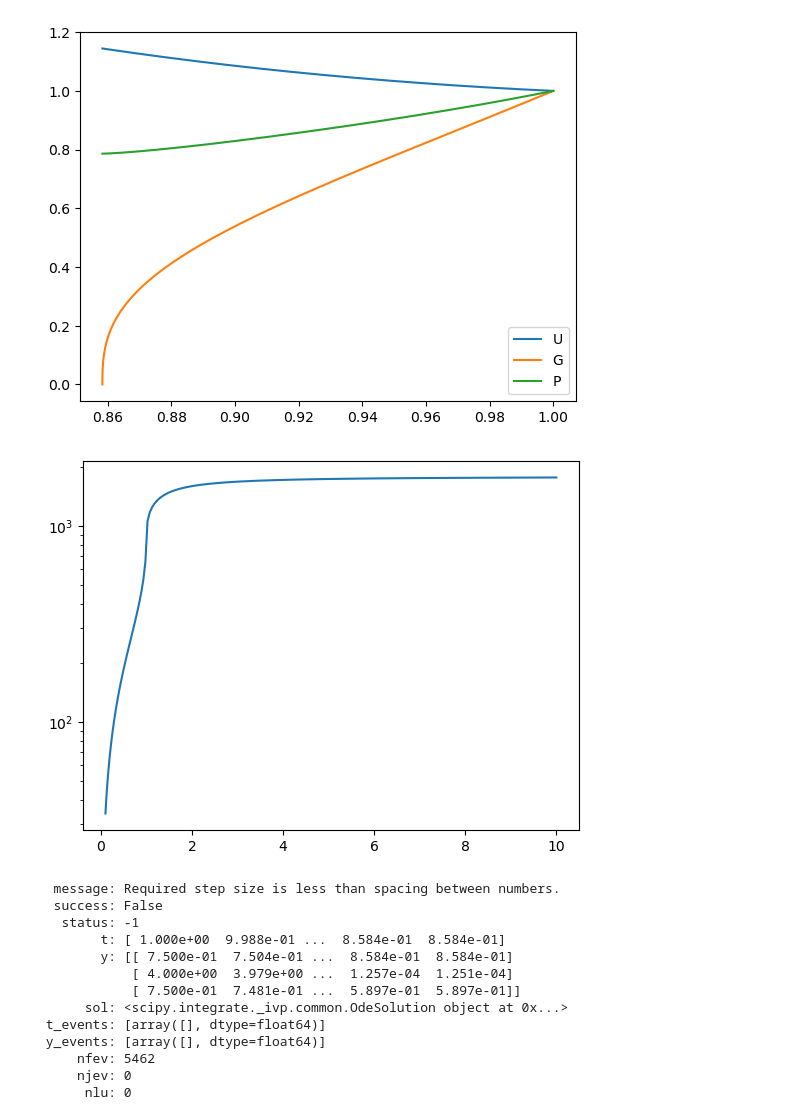
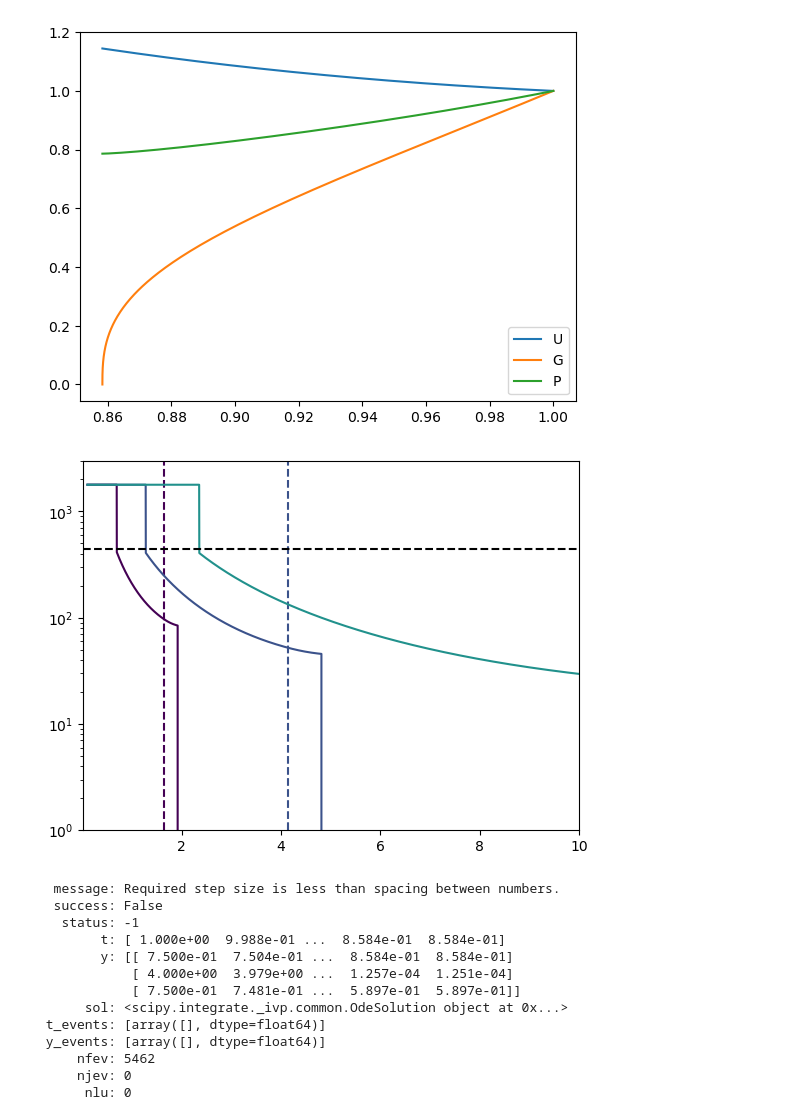
Before and after one commit to shm-1996/feedback_SAM, a Jupyter notebook: scratch_calc.ipynb, the cells around one changed output. Saved outputs shown, nothing was run; the diff lists cells and outputs as text; code cells hidden in the pictures.

Commit message:
added profile functions for adiabatic wind

```diff
--- a/scratch_calc.ipynb
+++ b/scratch_calc.ipynb
@@ -25,7 +25,7 @@ nHbar = 100./(u.cm**3)
 muH = 1.4
 rho = ac.m_p*muH*nHbar
 # %%
-ad_bub = fb_models.AdiabaticWind(Lwind=Lw,rho0=rho)
+ad_bub = fb_models.AdiabaticWind(Lwind=Lw,rho0=rho,rfb=1*u.AU)
 # %%
 plt.plot(ad_bub.ad_shell_sol.t, ad_bub.ad_shell_sol.y[0]/ad_bub.ad_shell_sol.y[0][0],label="U")
 plt.plot(ad_bub.ad_shell_sol.t, ad_bub.ad_shell_sol.y[1]/ad_bub.ad_shell_sol.y[1][0],label="G")
@@ -35,15 +35,22 @@ plt.legend()
 <matplotlib.legend.Legend at 0x...>
 [figure]
 # %%
-rlin = np.logspace(-1,1,100)*u.pc
+rlin = np.logspace(-1,2,10000)*u.pc
+tlin = np.logspace(-2,0,4)*u.Myr
-# %%
-#plt.plot(rlin, (free_wind.rho(rlin)/(ac.m_p)).to(u.cm**-3))
-plt.plot(rlin, ad_bub.free_wind.u(rlin))
-#plt.axhline(y=free_wind.vinf.value)
-plt.yscale('log')
-#plt.xscale('log')
-# %% [output]
-[figure, removed]
+# %%
+#plt.plot(rlin, (free_wind.rho(rlin)/(ac.m_p)).to(u.cm**-3))
+for (i,t) in enumerate(tlin[:3]):
+    plt.plot(rlin, ad_bub.velocity_profile(rlin,t),c=plt.cm.viridis((1.*i)/len(tlin.value)))
+    #plt.axvline(x=ad_bub.radius(t).value,c=plt.cm.viridis((1.*i)/len(tlin.value)),ls='--')
+    plt.axvline(x=ad_bub.xic*ad_bub.radius(t).value,c=plt.cm.viridis((1.*i)/len(tlin.value)),ls='--')
+#plt.axhline(y=free_wind.vinf.value)
+plt.axhline(y=Vwind.value/4,c='k',ls='--')
+plt.ylim(1,3e3)
+plt.xlim(0.01,10)
+plt.yscale('log')
+#plt.xscale('log')
+# %% [output]
+[figure, added]
 # %%
 ad_bub.ad_shell_sol
 # %% [output]
```
Also changed, not shown: 1 other file.
